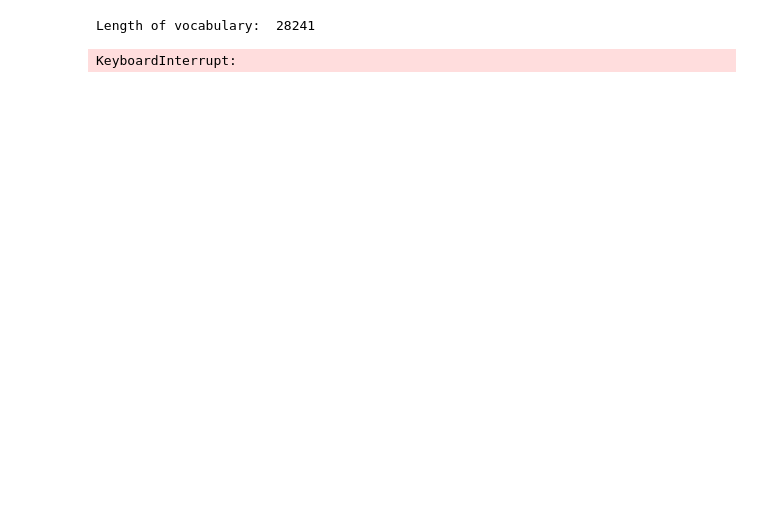
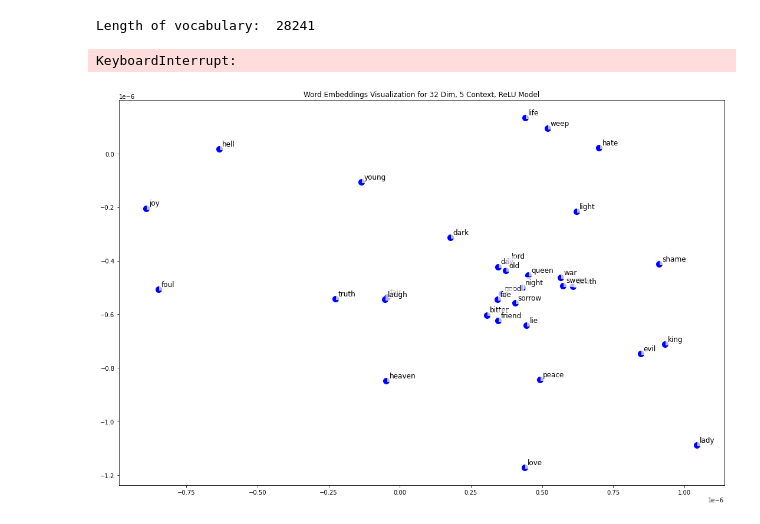
Before and after one commit to abhinauu/es335-24-fall-assignment-3, a Jupyter notebook: question1.ipynb, the cells around one changed output. Saved outputs shown, nothing was run; the diff lists cells and outputs as text; code cells hidden in the pictures; blank space fills up the shorter version.

Commit message:
added all embedding TSNE visualisations

```diff
--- a/question1.ipynb
+++ b/question1.ipynb
@@ -107,5 +128,5 @@ def generate(model, text, num_words, temperature):
 # %%
-def visualize_embeddings(model):
+def visualize_embeddings(model, name):
    embeddings = model.embedding.weight.data.cpu().numpy()
    tsne = TSNE(n_components=2, random_state=42)
    embeddings_2d = tsne.fit_transform(embeddings)
@@ -129,19 +150,34 @@ def visualize_embeddings(model):
        'laugh', 'weep'
    ]
    plt.figure(figsize=(15, 10))
-   plt.scatter(embeddings_2d[:, 0], embeddings_2d[:, 1],
-              c='lightgray', alpha=0.1, s=5)
    for word in selected_words:
        if word in word2idx:
            idx = word2idx[word]
            plt.scatter(embeddings_2d[idx, 0], embeddings_2d[idx, 1],
                      c='blue', s=100)
            plt.annotate(word,
-                      (embeddings_2d[idx, 0], embeddings_2d[idx, 1]),
-                      fontsize=10,
-                      alpha=0.8)
-
-   plt.title(f'Word Embeddings Visualization (dim={model.embedding.embedding_dim})')
-   plt.axis('off')
+                       xy=(embeddings_2d[idx, 0], embeddings_2d[idx, 1]),
+                       xytext=(5, 5),  # 5 points offset
+                       textcoords='offset points',
+                       fontsize=12,
+                       bbox=dict(facecolor='white',
+                               edgecolor='none',
+                               alpha=0.7),
+                       alpha=1.0)
+   plt.title(f'Word Embeddings Visualization for {name} Model')
+   plt.axis()
    plt.tight_layout()
    plt.show()
+# %%
+e32_c5_r = torch.load(r"models\e32_c5_r.pth", map_location='cpu')
+e64_c5_r = torch.load(r"models\e64_c5_r.pth", map_location='cpu')
+e32_c5_t = torch.load(r"models\e32_c5_t.pth", map_location='cpu')
+e64_c5_t = torch.load(r"models\e64_c5_t.pth", map_location='cpu')
+e32_c10_r = torch.load(r"models\e32_c10_r.pth", map_location='cpu')
+e64_c10_r = torch.load(r"models\e64_c10_r.pth", map_location='cpu')
+e32_c10_t = torch.load(r"models\e32_c10_t.pth", map_location='cpu')
+e64_c10_t = torch.load(r"models\e64_c10_t.pth", map_location='cpu')
+# %%
+visualize_embeddings(e32_c5_r, "32 Dim, 5 Context, ReLU")
+# %% [output]
+[figure, added]
```
Also changed, not shown: parts of 9 cells of this notebook.
